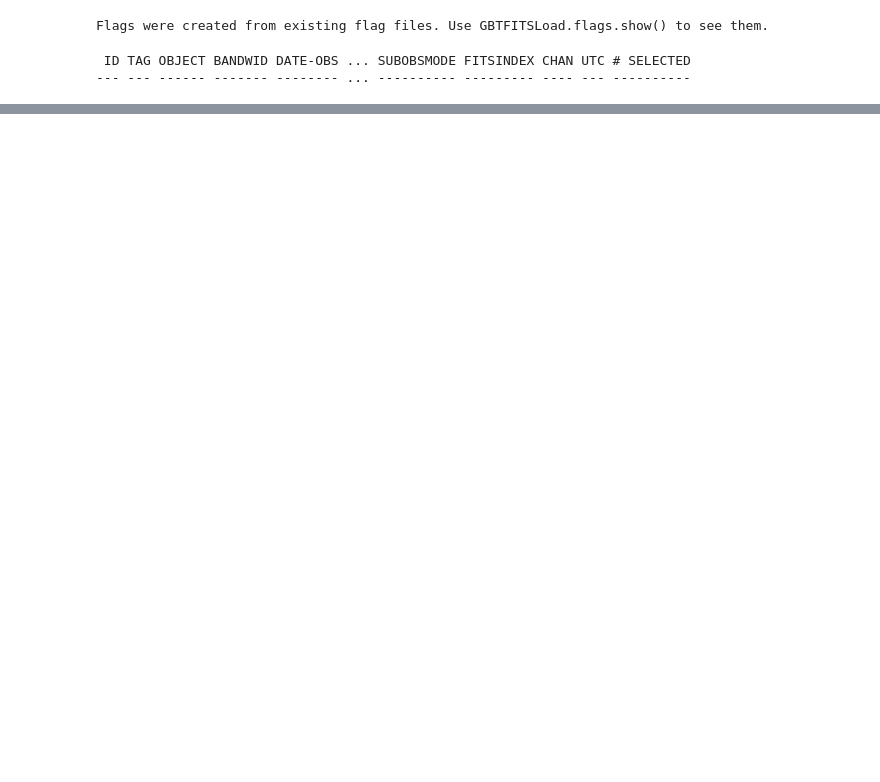
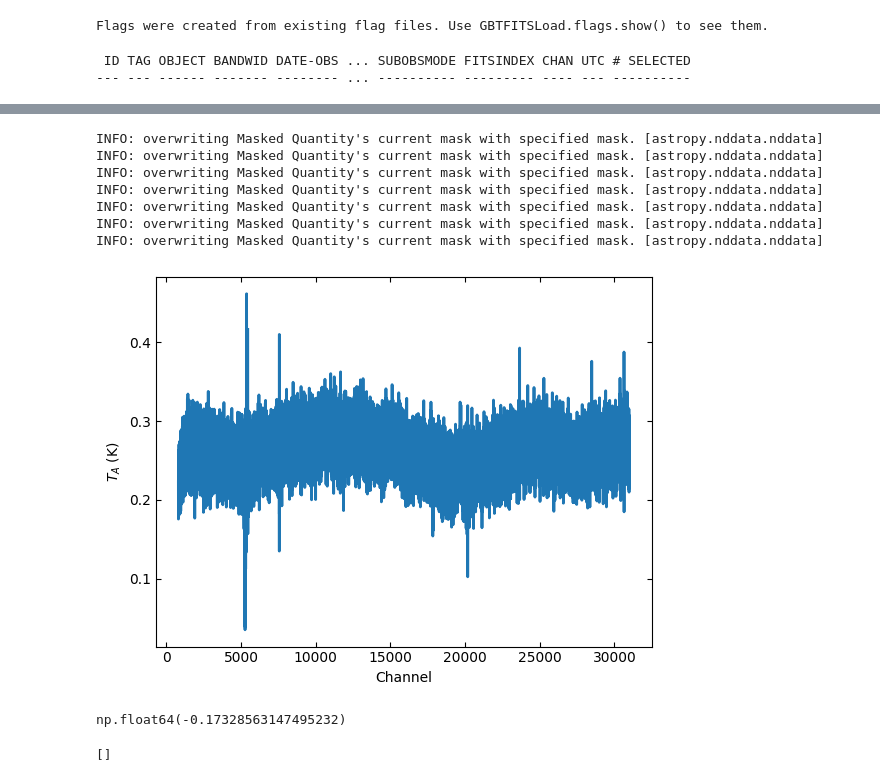
Before and after one commit to swapnaneeldey/GBT_HI_DR_Dysh_Blue_blobs24B, a Jupyter notebook: HI_trial_part4.ipynb, the cells around one changed output, grey strips where cells are left out. Cells and saved outputs as stored; diff of their text form; code cells hidden in the pictures; blank space fills up the shorter version.

```diff
--- a/HI_trial_part4.ipynb
+++ b/HI_trial_part4.ipynb
@@ -127,0 +127,15 @@ INFO: overwriting Masked Quantity's current mask with specified mask. [astropy.n
+# %%
+# Load the spectra for the current scan
+flagged_spectra1 = sdfits.getps(scan=BC22_scans, plnum=0)
+flagged_spectra = flagged_spectra1.timeaverage()
+flagged_spectra.plot(xaxis_unit="chan")
+flagged_flux_values = flagged_spectra.flux.value
+# %% [output]
+INFO: overwriting Masked Quantity's current mask with specified mask. [astropy.nddata.nddata]
+INFO: overwriting Masked Quantity's current mask with specified mask. [astropy.nddata.nddata]
+INFO: overwriting Masked Quantity's current mask with specified mask. [astropy.nddata.nddata]
+INFO: overwriting Masked Quantity's current mask with specified mask. [astropy.nddata.nddata]
+INFO: overwriting Masked Quantity's current mask with specified mask. [astropy.nddata.nddata]
+INFO: overwriting Masked Quantity's current mask with specified mask. [astropy.nddata.nddata]
+INFO: overwriting Masked Quantity's current mask with specified mask. [astropy.nddata.nddata]
+[figure, added]
@@ -127,0 +156,9 @@ INFO: overwriting Masked Quantity's current mask with specified mask. [astropy.n
+# %%
+flagged_flux_values[mask_chan]
+# %% [output]
+np.float64(-0.17328563147495232)
+# %%
+# check if there is 0 in the flagged_flux_values
+print(np.where(flagged_flux_values[mask_chan] == np.nan)[0])
+# %% [output]
+[]
```
Also changed, not shown: parts of 22 cells of this notebook.
